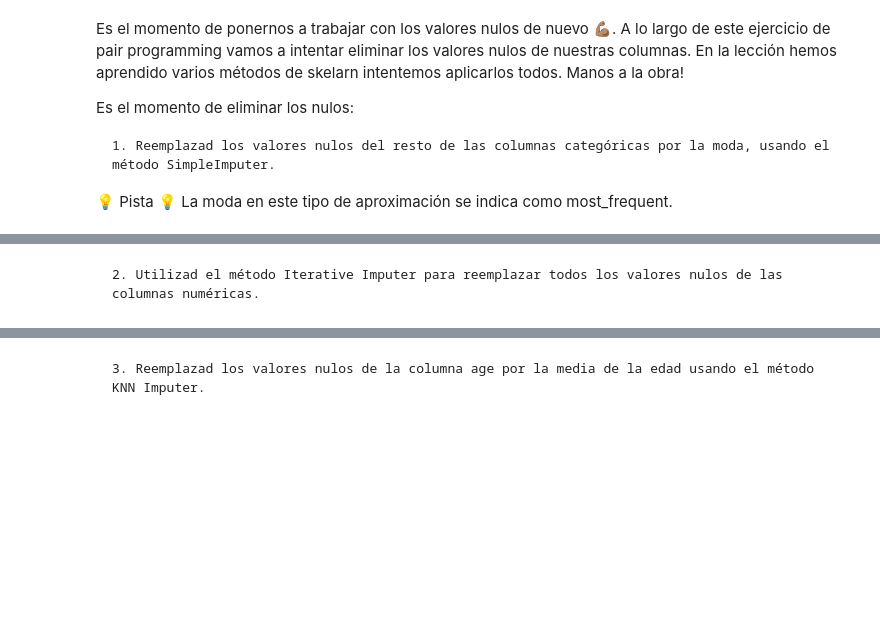
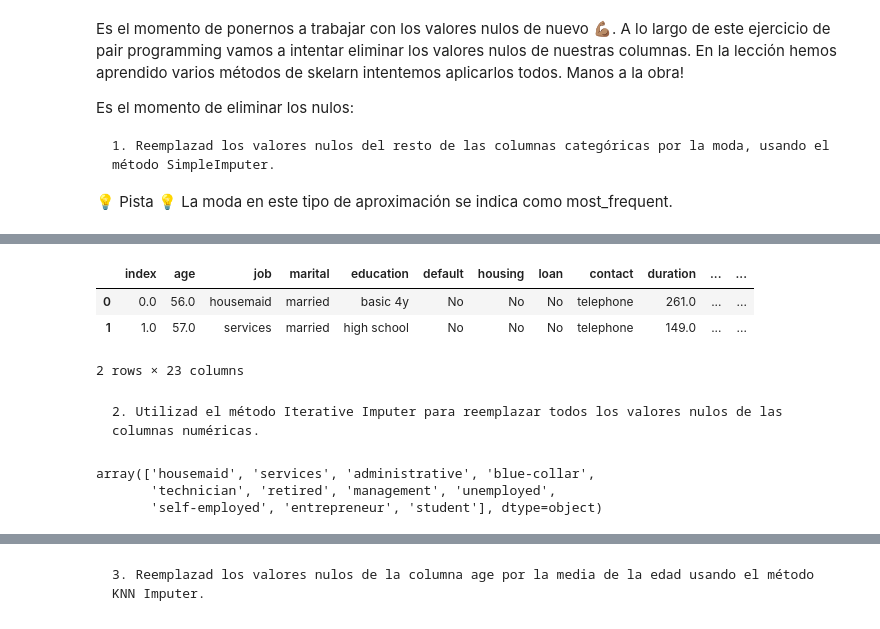
Before and after one commit to Adalab/promo_d_da_modulo2_sprint2_Lorena_AnaBelen, a Jupyter notebook: ejercicio4/pair_programming_limpieza5.ipynb, the cells around one changed output, grey strips where cells are left out. Cells and saved outputs as stored; diff of their text form; code cells hidden in the pictures; blank space fills up the shorter version.

```diff
--- a/ejercicio4/pair_programming_limpieza5.ipynb
+++ b/ejercicio4/pair_programming_limpieza5.ipynb
@@ -8,2 +78,15 @@ Es el momento de eliminar los nulos:
+# %%
+df.head(2)
+# %% [output]
+|  | index | age | job | marital | education | default | housing | loan | contact | duration | ... | ... |
+| 0 | 0.0 | 56.0 | housemaid | married | basic 4y | No | No | No | telephone | 261.0 | ... | ... |
+| 1 | 1.0 | 57.0 | services | married | high school | No | No | No | telephone | 149.0 | ... | ... |
+2 rows × 23 columns
 # %% [markdown]
     2. Utilizad el método Iterative Imputer para reemplazar todos los valores nulos de las columnas numéricas.
+# %%
+df['job'].unique()
+# %% [output]
+array(['housemaid', 'services', 'administrative', 'blue-collar',
+       'technician', 'retired', 'management', 'unemployed',
+       'self-employed', 'entrepreneur', 'student'], dtype=object)
```
Also changed, not shown: parts of 17 cells of this notebook.
